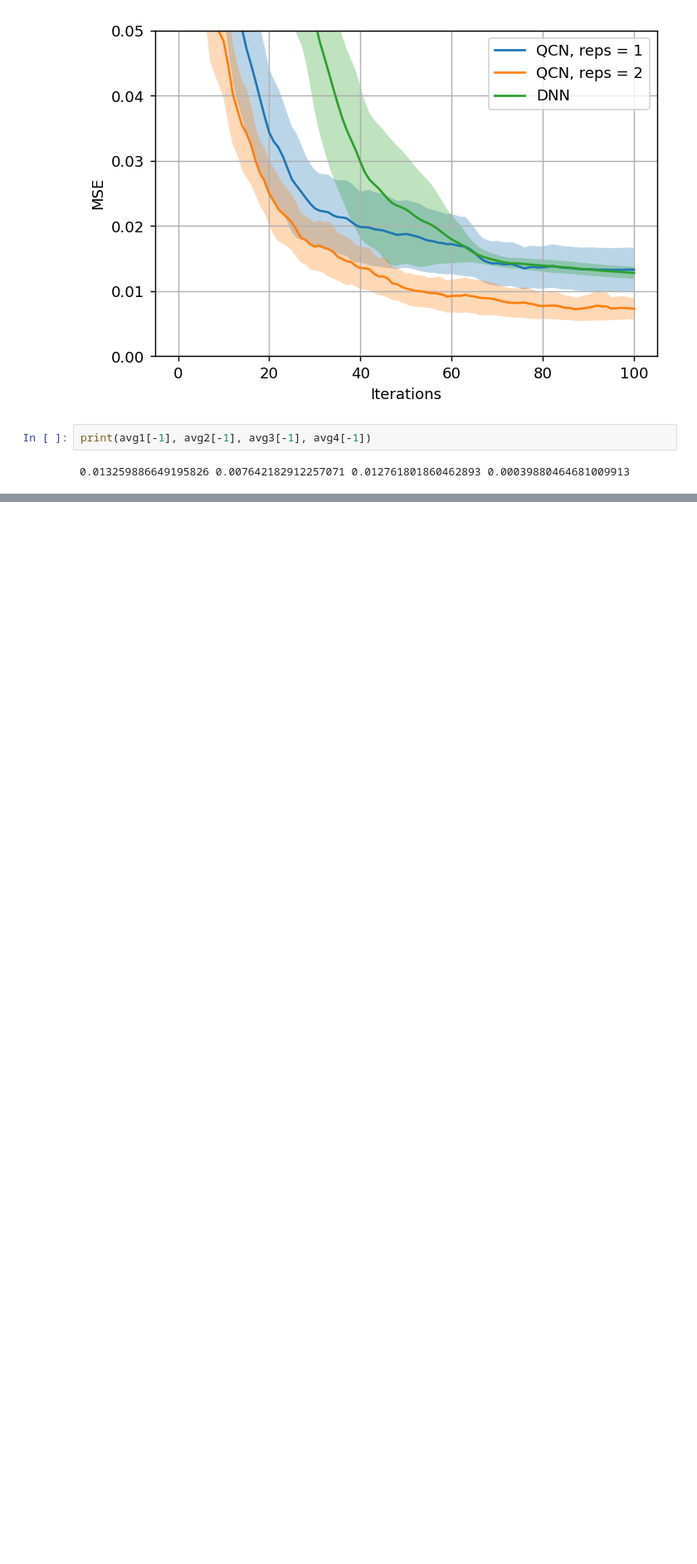
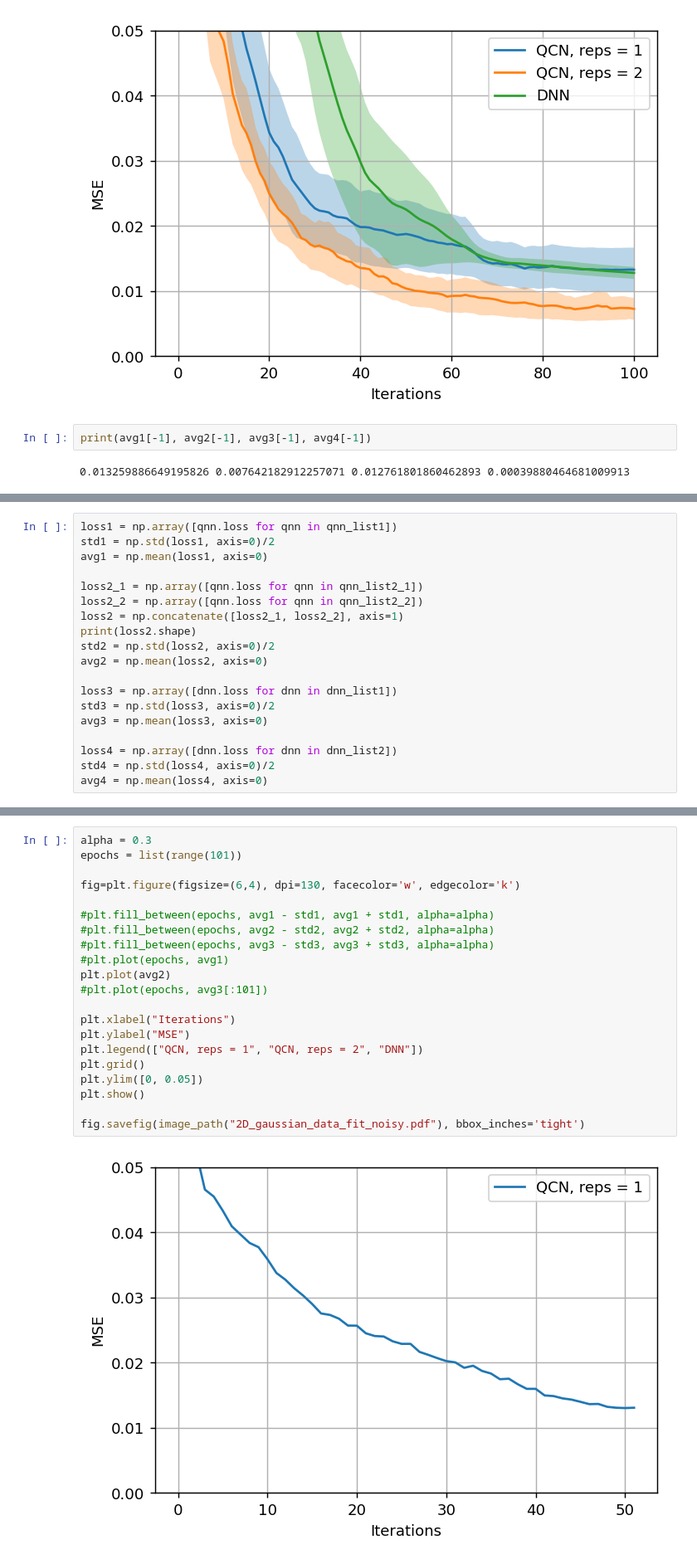
Before and after one commit to KristianWold/Master-Thesis, a Jupyter notebook: notebooks/analysis/Trainability, Analysis.ipynb, the cells around one changed output, grey strips where cells are left out. Shown: that part at 83% size. Saved outputs shown, nothing was run; the diff lists cells and outputs as text; blank space fills up the shorter version.

Commit message:
Train QNN on 2D data

```diff
--- a/notebooks/analysis/Trainability, Analysis.ipynb
+++ b/notebooks/analysis/Trainability, Analysis.ipynb
@@ -320,0 +327,19 @@ print(avg1[-1], avg2[-1], avg3[-1], avg4[-1])
+# %%
+loss1 = np.array([qnn.loss for qnn in qnn_list1])
+std1 = np.std(loss1, axis=0)/2
+avg1 = np.mean(loss1, axis=0)
+
+loss2_1 = np.array([qnn.loss for qnn in qnn_list2_1])
+loss2_2 = np.array([qnn.loss for qnn in qnn_list2_2])
+loss2 = np.concatenate([loss2_1, loss2_2], axis=1)
+print(loss2.shape)
+std2 = np.std(loss2, axis=0)/2
+avg2 = np.mean(loss2, axis=0)
+
+loss3 = np.array([dnn.loss for dnn in dnn_list1])
+std3 = np.std(loss3, axis=0)/2
+avg3 = np.mean(loss3, axis=0)
+
+loss4 = np.array([dnn.loss for dnn in dnn_list2])
+std4 = np.std(loss4, axis=0)/2
+avg4 = np.mean(loss4, axis=0)
@@ -320,0 +348,23 @@ print(avg1[-1], avg2[-1], avg3[-1], avg4[-1])
+# %%
+alpha = 0.3
+epochs = list(range(101))
+
+fig=plt.figure(figsize=(6,4), dpi=130, facecolor='w', edgecolor='k')
+
+#plt.fill_between(epochs, avg1 - std1, avg1 + std1, alpha=alpha)
+#plt.fill_between(epochs, avg2 - std2, avg2 + std2, alpha=alpha)
+#plt.fill_between(epochs, avg3 - std3, avg3 + std3, alpha=alpha)
+#plt.plot(epochs, avg1)
+plt.plot(avg2)
+#plt.plot(epochs, avg3[:101])
+
+plt.xlabel("Iterations")
+plt.ylabel("MSE")
+plt.legend(["QCN, reps = 1", "QCN, reps = 2", "DNN"])
+plt.grid()
+plt.ylim([0, 0.05])
+plt.show()
+
+fig.savefig(image_path("2D_gaussian_data_fit_noisy.pdf"), bbox_inches='tight')
+# %% [output]
+[figure, added]
```
Also changed, not shown: parts of 4 cells of this notebook, 16 other files.
